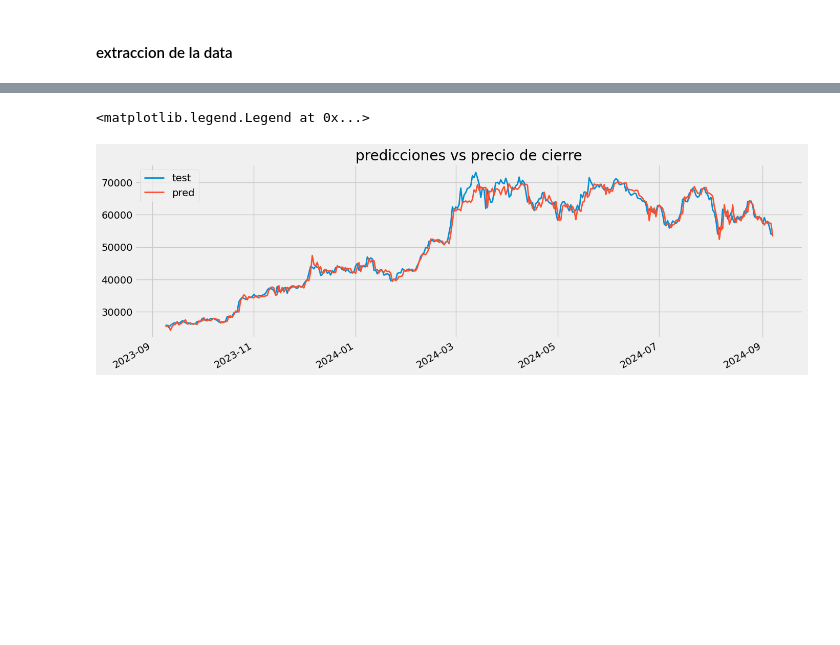
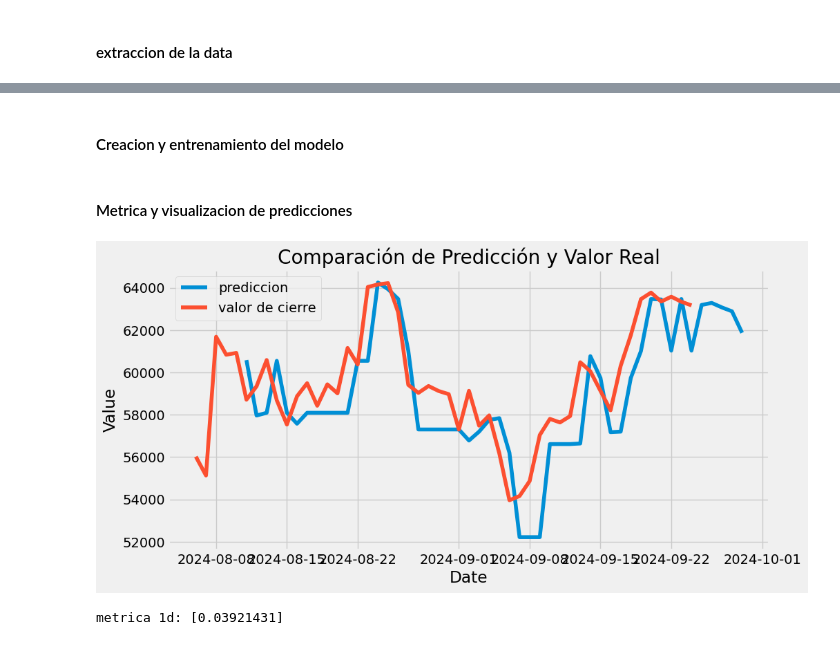
Before and after one commit to Pableren/Glass-Bubble, a Jupyter notebook: Scripts_Notebooks/Model_fix.ipynb, the cells around one changed output, grey strips where cells are left out. Saved outputs shown, nothing was run; the diff lists cells and outputs as text; code cells hidden in the pictures; blank space fills up the shorter version.

```diff
--- a/Scripts_Notebooks/Model_fix.ipynb
+++ b/Scripts_Notebooks/Model_fix.ipynb
@@ -472,4 +52,0 @@ ax.legend()
-# %%
-# Entrenar el modelo con todos los datos disponibles hasta la fecha actual
-forecaster.fit(
-    y    = df_4h['close'])
@@ -544,6 +52,0 @@ df_1d = pd.read_sql_query("SELECT * FROM btc_1d", conn)
-# %%
-df_1d.drop(columns=['open', 'high', 'low', 'volume', 'var',
-       'return', 'diff', 'volatility', 'rsi_14',
-       'rsi_28', 'rsi_14_shifted', 'rsi_28_shifted', 'ma_5', 'ma_20', 'ma_100',
-       'MiddleBand', 'UpperBand', 'LowerBand', 'K', 'D', 'close_shifted', 'TR',
-       'ATR', 'TP', 'CCI', 'lag1_TR', 'lag2_TR', 'lag1_ATR', 'lag2_ATR'],inplace=True)
@@ -581,3 +52,0 @@ fechas_1d = pd.date_range(end=ultima_fecha_1d, periods=num_instancias_1d,freq='1
-# %%
-df_1d['date'] = fechas_1d
-df_1d.index = fechas_1d
@@ -606,6 +52,0 @@ fin_validacion = last_date - pd.DateOffset(days=7)
-# %%
-# Crear el forecaster con el modelo LGBM y los lags deseados
-forecaster = ForecasterAutoreg(
-    regressor        = LGBMRegressor(random_state=123, verbose=-1),
-    lags             = [1,30,90,180]  # Ajusta según tus necesidades
-)
@@ -632,9 +53,2 @@ MAPE del modelo: 0.02326026391603616
-# %%
-fig, ax = plt.subplots(figsize=(15,5))
-df_1d.loc[predicciones.index,'close'].plot(ax=ax,linewidth=2,label='test')
-predicciones.plot(linewidth=2, label='Prediccion',ax=ax)
-ax.set_title('predicciones 1d vs precio de cierre')
-ax.legend()
-# %% [output]
-<matplotlib.legend.Legend at 0x...>
-[figure, removed]
+# %% [markdown]
+#### Creacion y entrenamiento del modelo
@@ -640,0 +93,16 @@ ax.legend()
+# %% [markdown]
+#### Metrica y visualizacion de predicciones
+# %%
+fig, ax = plt.subplots(figsize=(10, 5))
+ax.plot(predic['date'][-50:], predic['pred'][-50:], label='prediccion')
+ax.plot(df_1d['date'][-50:], df_1d['close'][-50:], label='valor de cierre')
+# Añadir etiquetas, título y leyenda
+ax.set_xlabel('Date')
+ax.set_ylabel('Value')
+ax.set_title('Comparación de Predicción y Valor Real')
+ax.legend()
+plt.show()
+print("metrica 1d:",metrica)
+# %% [output]
+[figure, added]
+metrica 1d: [0.03921431]
```
Also changed, not shown: parts of 63 cells of this notebook.
